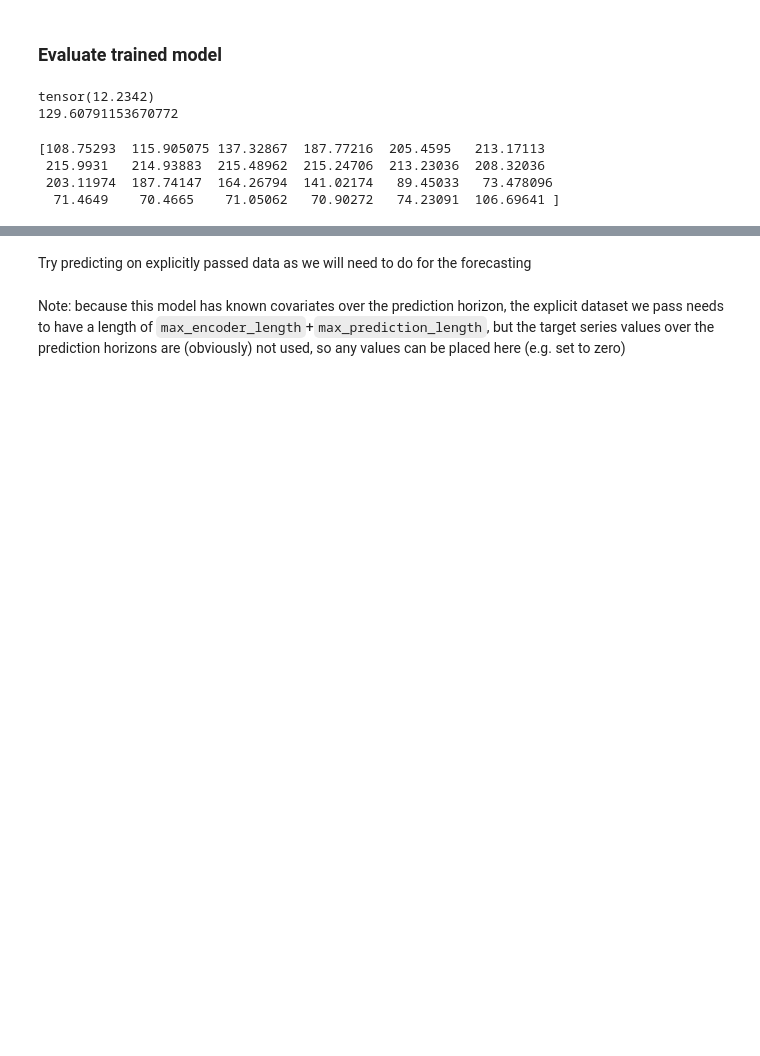
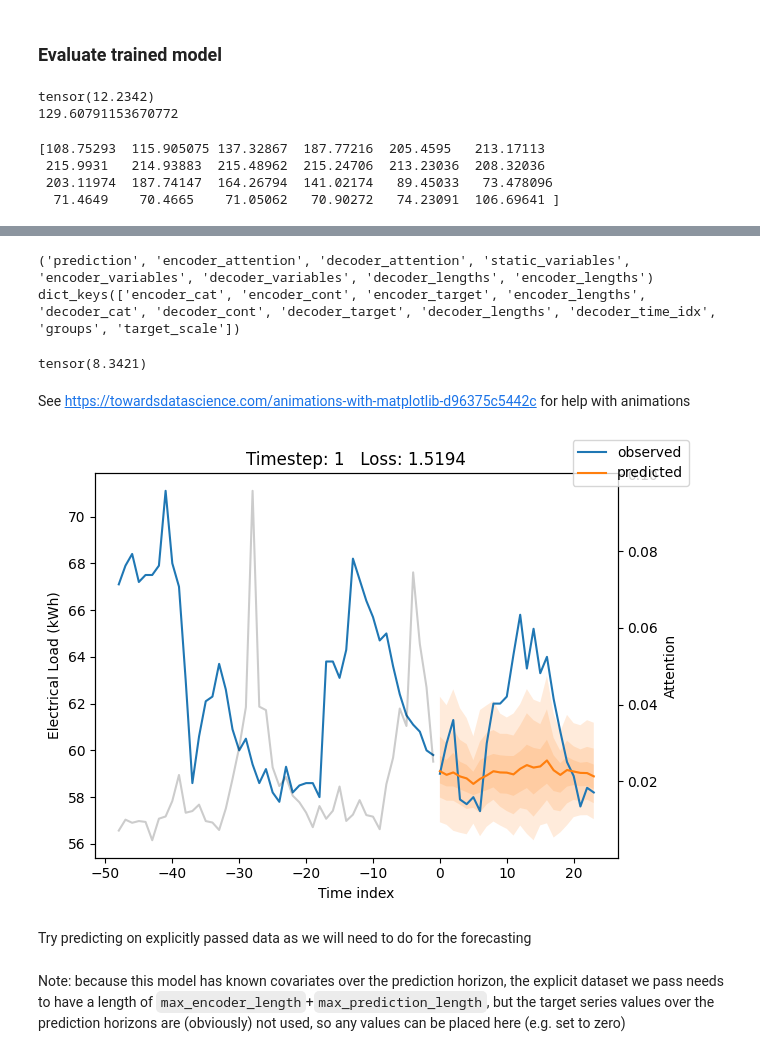
Before and after one commit to EECi/Annex_37, a Jupyter notebook: train_TFT.ipynb, the cells around one changed output, grey strips where cells are left out. Saved outputs shown, nothing was run; the diff lists cells and outputs as text; code cells hidden in the pictures; blank space fills up the shorter version.

Commit message:
Get control over plotting from tft.plot_prediction

```diff
--- a/train_TFT.ipynb
+++ b/train_TFT.ipynb
@@ -280,0 +295,6 @@ tft.plot_prediction(x, raw_predictions, idx=5000, add_loss_to_title=True)
+# %%
+print(raw_predictions.keys())
+print(x.keys())
+# %% [output]
+('prediction', 'encoder_attention', 'decoder_attention', 'static_variables', 'encoder_variables', 'decoder_variables', 'decoder_lengths', 'encoder_lengths')
+dict_keys(['encoder_cat', 'encoder_cont', 'encoder_target', 'encoder_lengths', 'decoder_cat', 'decoder_cont', 'decoder_target', 'decoder_lengths', 'decoder_time_idx', 'groups', 'target_scale'])
@@ -281,3 +303,21 @@ tft.plot_prediction(x, raw_predictions, idx=5000, add_loss_to_title=True)
+# %%
+print(tft.loss.compute())
+# %% [output]
+tensor(8.3421)
+# %% [markdown]
+See https://towardsdatascience.com/animations-with-matplotlib-d96375c5442c for help with animations
+# %%
+
+fig, main_ax = plt.subplots()
+idx = 2
+fig = tft.plot_prediction(x, raw_predictions, idx=idx, add_loss_to_title=True, ax=main_ax)
+axs = fig.get_axes()
+axs[0].set_ylabel('Electrical Load (kWh)')
+prediction_loss = float(axs[0].get_title().split(' ')[1])
+axs[0].set_title(f'Timestep: {idx}   Loss: {round(prediction_loss,4)}')
+fig.show()
+# %% [output]
+[figure, added]
 # %% [markdown]
 Try predicting on explicitly passed data as we will need to do for the forecasting
 # %%
```
Also changed, not shown: parts of 3 cells of this notebook.
